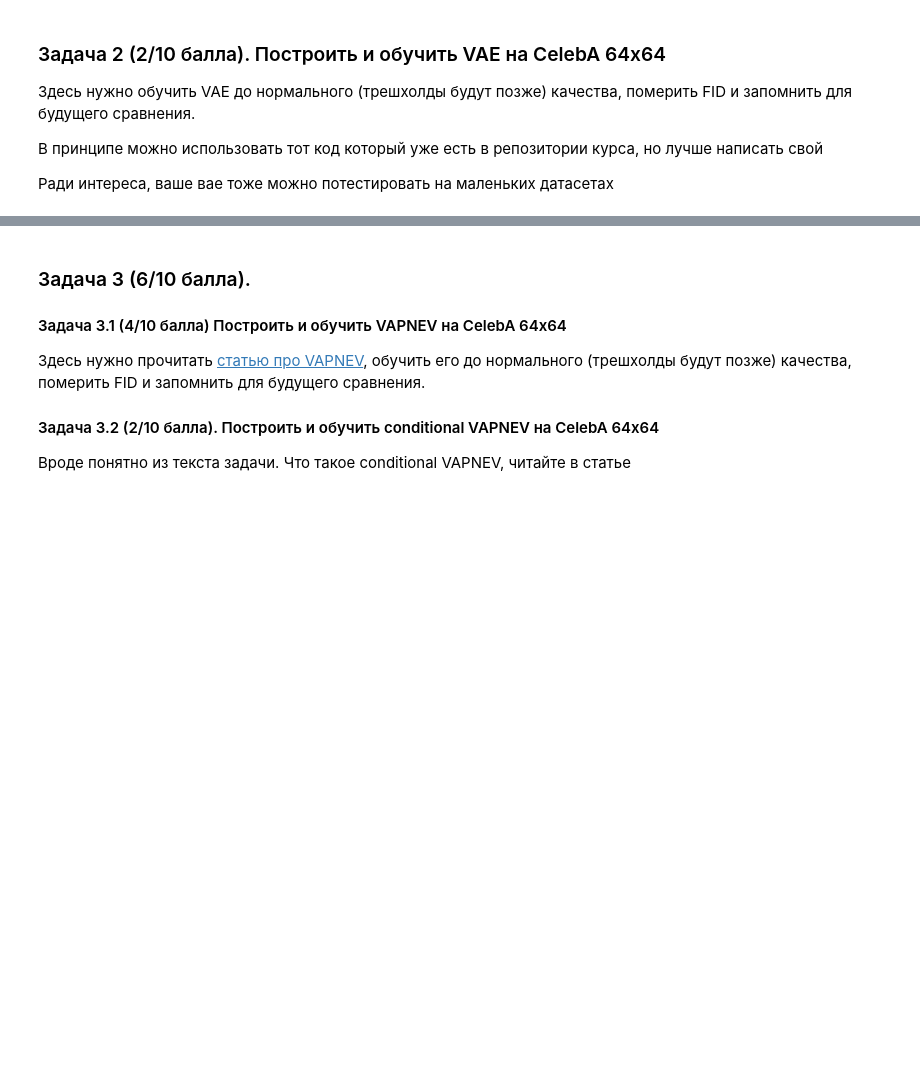
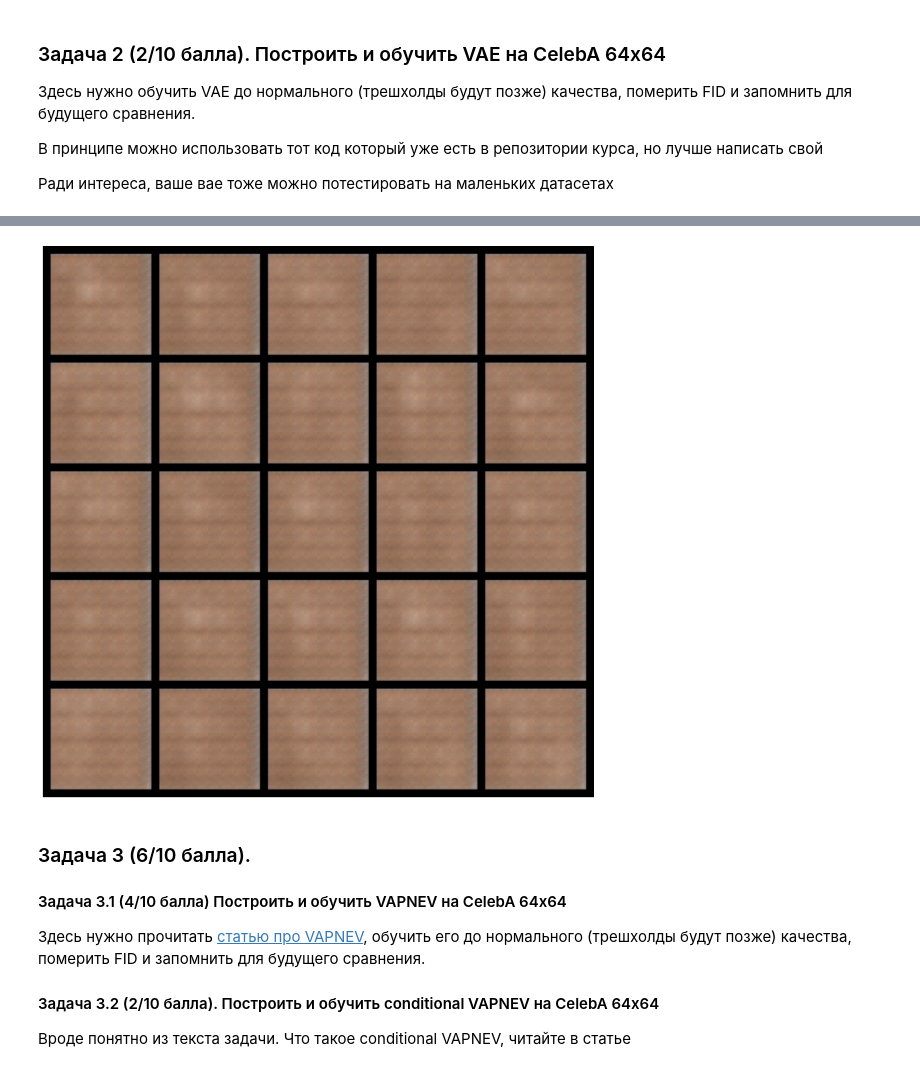
Before and after one commit to SpirinEgor/HSE.gans, a Jupyter notebook: homework_3/hw3_vapnev.ipynb, the cells around one changed output, grey strips where cells are left out. Cells and saved outputs as stored; diff of their text form; code cells hidden in the pictures; blank space fills up the shorter version.

```diff
--- a/homework_3/hw3_vapnev.ipynb
+++ b/homework_3/hw3_vapnev.ipynb
@@ -205,3 +313,13 @@ KeyboardInterrupt:
+# %%
+z_noise = torch.rand(25, vae_celeba.latent_dim).to(device)
+img = vae_celeba.decode(z_noise).detach().cpu()
+img = (img + 1) / 2
+
+plt.figure(figsize=(15, 15))
+grid = utils.make_grid(img, nrow=5, padding=5)
+plot_img(grid)
+# %% [output]
+[figure, added]
 # %% [markdown]
 ### Задача 3 (6/10 балла).
 
```
Also changed, not shown: parts of 13 cells of this notebook, 1 other file.
